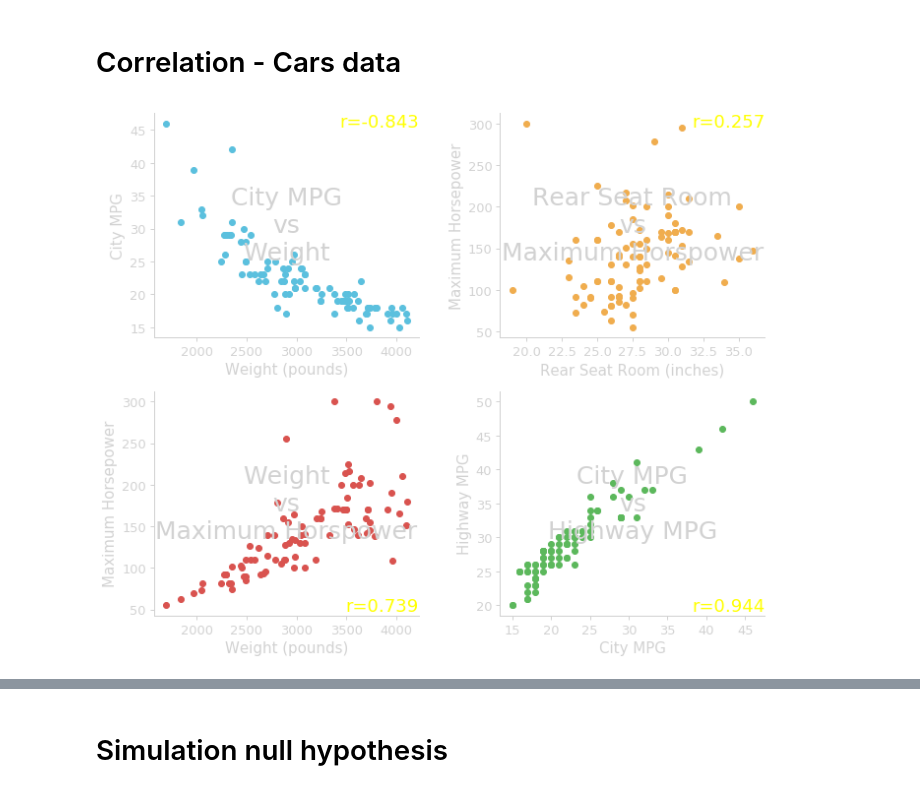
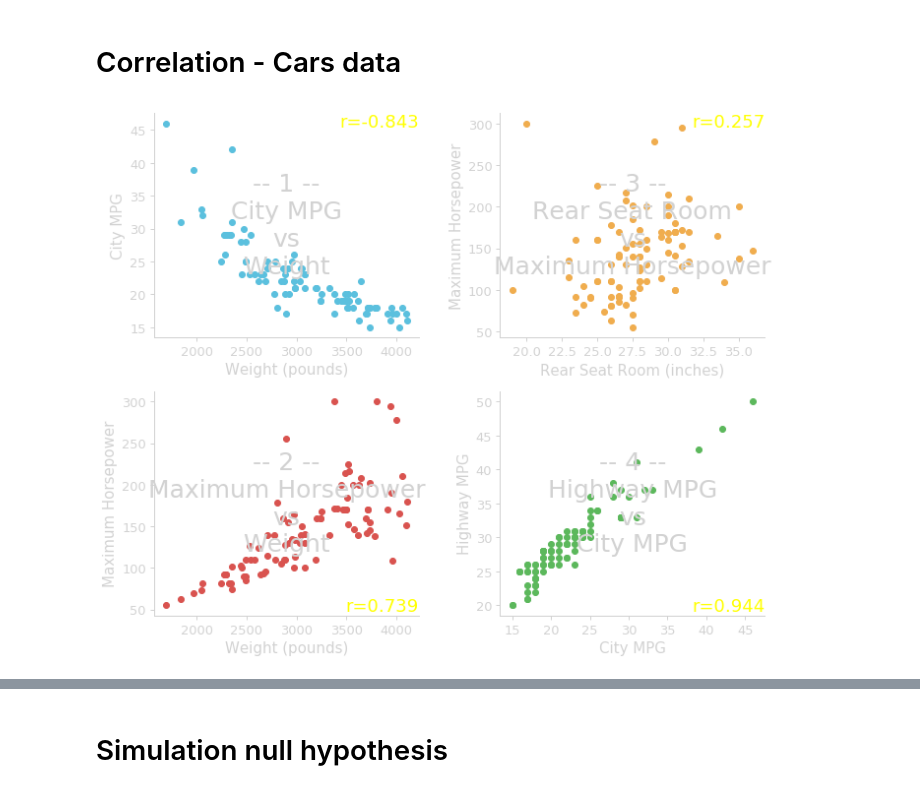
Before and after one commit to gcalmettes/stats13-slides, a Jupyter notebook: notebook-fig/figs-slides-8-correlation-regression.ipynb, the cells around one changed output, grey strips where cells are left out. Drawn from its saved outputs; the diff is of its cells as text; code cells hidden in the pictures.

```diff
--- a/notebook-fig/figs-slides-8-correlation-regression.ipynb
+++ b/notebook-fig/figs-slides-8-correlation-regression.ipynb
@@ -191,27 +193,3 @@ for ax in [ax2]:
 plt.savefig("/Users/Gui/Box Sync/_STATS13/_Slides/_stats13-Lectures/assets/img/lec/correlation-scatter-multiple-datasets.svg", transparent=True)
 # %% [output]
 [figure]
-# %%
-data = pd.read_csv("data-Lock5DataCSV/SalaryGender.csv")
-
-fig = plt.figure(figsize=(6,4))
-ax1 = fig.add_axes([0.15, 0.15, 0.8, 0.8])
-ax2 = ax1.twinx()
-ax3 = ax1.twinx()
-
-for ax in [ax1]:
-    ax.plot(data[(data.Gender==0) & (data.PhD==0)].Age, data[(data.Gender==0) & (data.PhD==0)].Salary, "o", mfc="none", mec=colors["blue"],  label="Female", color="#fa9fb5")
-    ax.plot(data[(data.Gender==1) & (data.PhD==0)].Age, data[(data.Gender==1) & (data.PhD==0)].Salary, "o", mfc="none", mec=colors["blue"],  label="Male")
-    for spine in ["bottom", "left"]:
-        ax.spines[spine].set_linewidth(1)
-        ax.spines[spine].set_color(colors["lightgray"])
-    for spine in ["top", "right"]:
-        ax.spines[spine].set_visible(False)
-    ax.tick_params(axis="both", width=1, size=4, color=colors["lightgray"], labelcolor=colors["lightgray"],
-                   labelsize=13, pad=4)
-    ax.set_ylabel("Salary ($)", size=16, color=colors["lightgray"], ha="center")
-    ax.set_xlabel("Age", size=16, color=colors["lightgray"], ha="center")
-
-for ax in [ax2]:
-    ax.plot(data[(data.Gender==1) & (data.PhD==1)].Age, data[(data.Gender==1) & (data.PhD==1)].Salary, "o", label="Male", color=colors["red"])
-    ax.plot(data[(data.Gender==0) & (data.PhD==1)].Age, data[(data.Gender==0) & (data.PhD==1)].Salary, "o", label="Female", color=colors["red"])
@@ -284,7 +260,7 @@ for ax in [ax5]:
     ax.axis("off")
     ax.set_ylim(ax1.get_ylim())
     ax.text(ax.get_xlim()[0]+(ax.get_xlim()[1]-ax.get_xlim()[0])*0.5, ax.get_ylim()[0]+(ax.get_ylim()[1]-ax.get_ylim()[0])*0.5,
-           "City MPG\nvs\nWeight", ha="center", va="center", size=25, color=colors["lightgray"])
+           "-- 1 --\nCity MPG\nvs\nWeight", ha="center", va="center", size=25, color=colors["lightgray"])
 for ax in [ax9]:
     ax.axis("off")
     ax.set_ylim(ax1.get_ylim())
@@ -299,7 +275,7 @@ for ax in [ax6]:
     ax.axis("off")
     ax.set_ylim(ax2.get_ylim())
     ax.text(ax.get_xlim()[0]+(ax.get_xlim()[1]-ax.get_xlim()[0])*0.5, ax.get_ylim()[0]+(ax.get_ylim()[1]-ax.get_ylim()[0])*0.5,
-           "Rear Seat Room\nvs\nMaximum Horspower", ha="center", va="center", size=25, color=colors["lightgray"])
+           "-- 3 --\nRear Seat Room\nvs\nMaximum Horsepower", ha="center", va="center", size=25, color=colors["lightgray"])
 for ax in [ax10]:
     ax.axis("off")
     ax.set_ylim(ax2.get_ylim())
@@ -314,7 +290,7 @@ for ax in [ax7]:
     ax.axis("off")
     ax.set_ylim(ax3.get_ylim())
     ax.text(ax.get_xlim()[0]+(ax.get_xlim()[1]-ax.get_xlim()[0])*0.5, ax.get_ylim()[0]+(ax.get_ylim()[1]-ax.get_ylim()[0])*0.5,
-           "Weight\nvs\nMaximum Horspower", ha="center", va="center", size=25, color=colors["lightgray"])
+           "-- 2 --\nMaximum Horsepower\nvs\nWeight", ha="center", va="center", size=25, color=colors["lightgray"])
 for ax in [ax11]:
     ax.axis("off")
     ax.set_ylim(ax3.get_ylim())
@@ -323,32 +299,32 @@ for ax in [ax11]:
 
 for ax in [ax4]:
     ax.plot(data.CityMPG, data.HwyMPG, "o", color=colors["green"])
     ax.set_xlabel("City MPG", color=colors["lightgray"], size=15)
     ax.set_ylabel("Highway MPG", color=colors["lightgray"], size=15)
 for ax in [ax8]:
     ax.axis("off")
     ax.set_ylim(ax4.get_ylim())
     ax.text(ax.get_xlim()[0]+(ax.get_xlim()[1]-ax.get_xlim()[0])*0.5, ax.get_ylim()[0]+(ax.get_ylim()[1]-ax.get_ylim()[0])*0.5,
-           "City MPG\nvs\nHighway MPG", ha="center", va="center", size=25, color=colors["lightgray"])
+           "-- 4 --\nHighway MPG\nvs\nCity MPG", ha="center", va="center", size=25, color=colors["lightgray"])
 for ax in [ax12]:
     ax.axis("off")
     ax.set_ylim(ax4.get_ylim())
     ax.text(ax.get_xlim()[1], ax.get_ylim()[0]+(ax.get_ylim()[1]-ax.get_ylim()[0])*0.08, "r={:.3f}".format(np.corrcoef(data.CityMPG.astype(float), data.HwyMPG.astype(float))[1,0]),
             ha="right", va="top", color="yellow", size=18)
 
 for ax in [ax1, ax2, ax3, ax4]:
     for spine in ["bottom", "left"]:
         ax.spines[spine].set_linewidth(1)
         ax.spines[spine].set_color(colors["lightgray"])
     for spine in ["top", "right"]:
         ax.spines[spine].set_visible(False)
     ax.tick_params(axis="y", width=1, size=4, color=colors["lightgray"], labelcolor=colors["lightgray"],
                    labelsize=13, pad=4)
     ax.tick_params(axis="x", width=1, size=4, color=colors["lightgray"], labelcolor=colors["lightgray"],
                    labelsize=13, pad=4)
 
 plt.tight_layout()
 
 plt.savefig("/Users/Gui/Box Sync/_STATS13/_Slides/_stats13-Lectures/assets/img/lec/correlation-car.svg", transparent=True)
 # %% [output]
-[figure, old version]
+[figure, new version]
```
Also changed, not shown: parts of 65 cells of this notebook.
